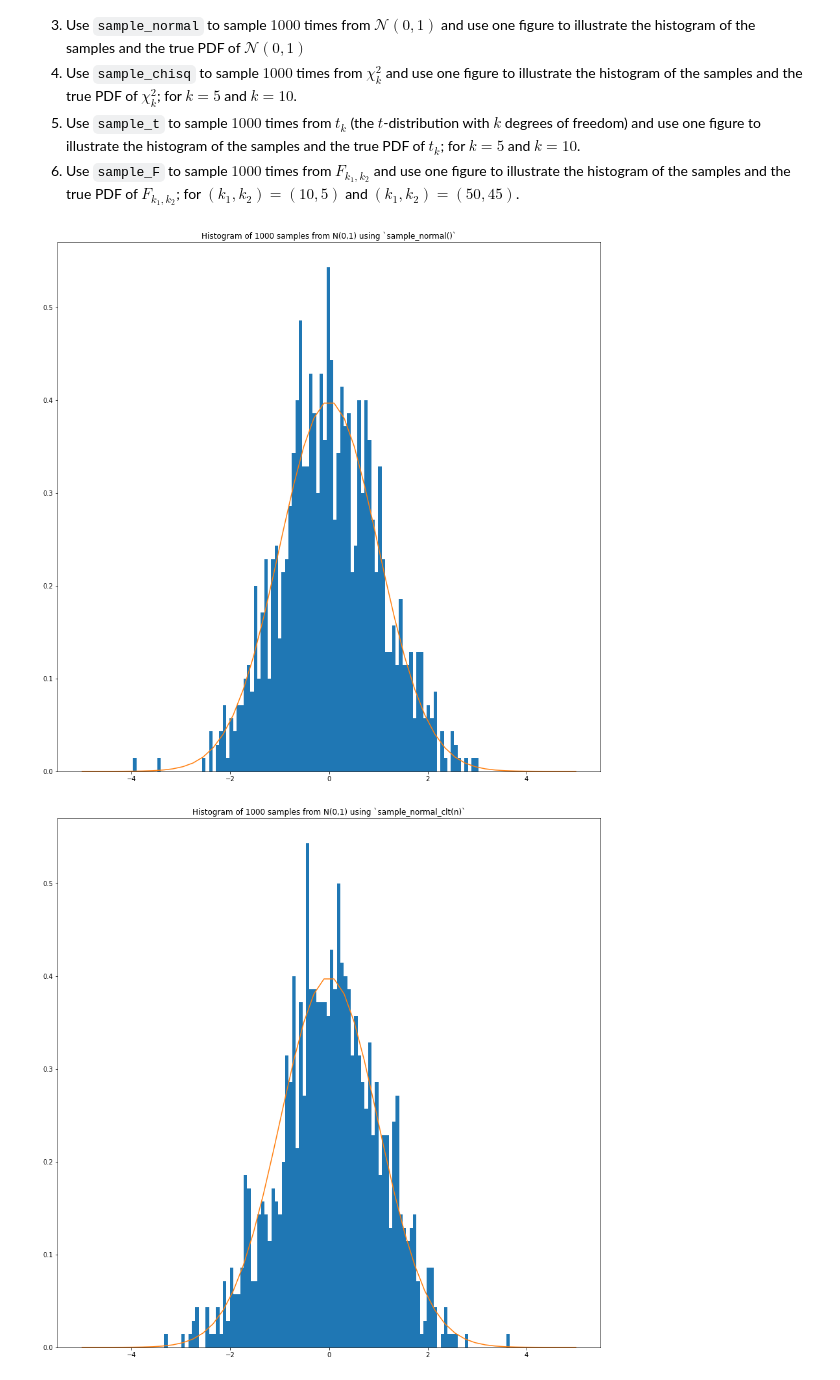
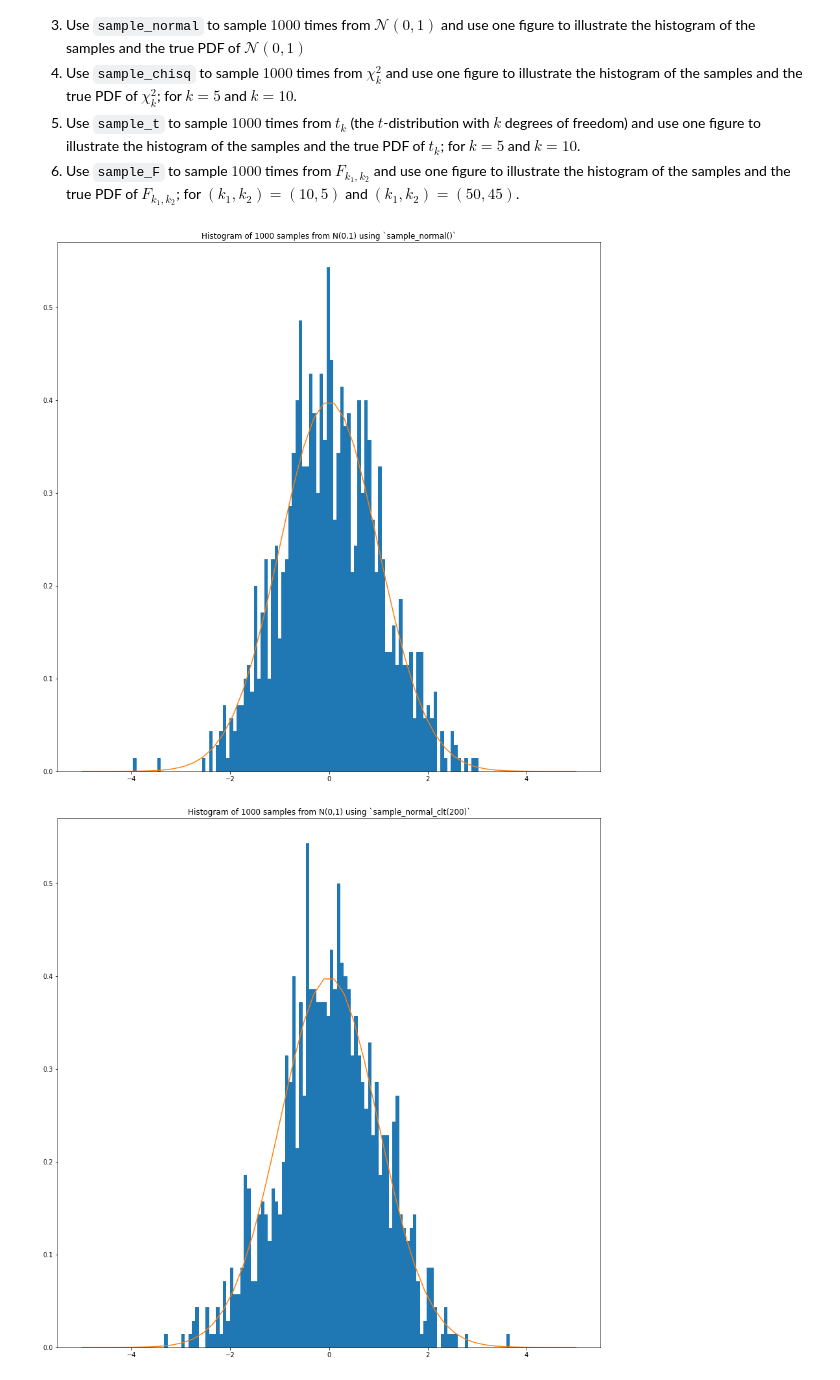
Before and after one commit to Nesher123/advanced-statistics, a Jupyter notebook: hw1.ipynb, the cells around one changed output. Drawn from its saved outputs; the diff is of its cells as text; code cells hidden in the pictures.

```diff
--- a/hw1.ipynb
+++ b/hw1.ipynb
@@ -515,7 +515,7 @@ clt_input = 200
 z = [sample_normal_clt(clt_input) for _ in range(n)]  # "choose the input to sample_normal_clt so that the two histogram look alike"
 plt.hist(z, density=True, bins=int(n/10))
 plt.plot(xx, stats.norm.pdf(xx))
-plt.title(f"Histogram of {n} samples from N(0,1) using `sample_normal_clt(n)`")
+plt.title(f"Histogram of {n} samples from N(0,1) using `sample_normal_clt({clt_input})`")
 plt.show()
 
 
@@ -540,34 +540,34 @@ G = 100
 xmax = 5
 xmin = -5
 xx = np.linspace(xmin, xmax, G)
 
 for k in ks:
     z = [sample_t(k) for _ in range(n)]
     plt.hist(z, density=True, bins=xx, label=f'k={k}')
     plt.plot(xx, stats.t.pdf(xx, k), label=f'k={k}')
 
 plt.title(f"Histogram of {n} samples from $t_k$")
 plt.legend()
 plt.show()
 
 
 # F-dist.
 G = 100
 xmax = 5
 xmin = -5
 xx = np.linspace(xmin, xmax, G)
 
 for k1,k2 in [[10, 5], [50, 45]]:
     z = [sample_f(k1, k2) for _ in range(n)]
     plt.hist(z, density=True, bins=xx, label=f'k1={k1}, k2={k2}')
     plt.plot(xx, stats.f.pdf(xx, k1, k2), label=f'k1={k1}, k2={k2}')
 
 plt.title(f"Histogram of {n} samples from $F$$k_1k_2$")
 plt.legend()
 plt.show()
 # %% [output]
 [figure]
-[figure, old version]
+[figure, new version]
 [figure]
 [figure]
 [figure]
```
